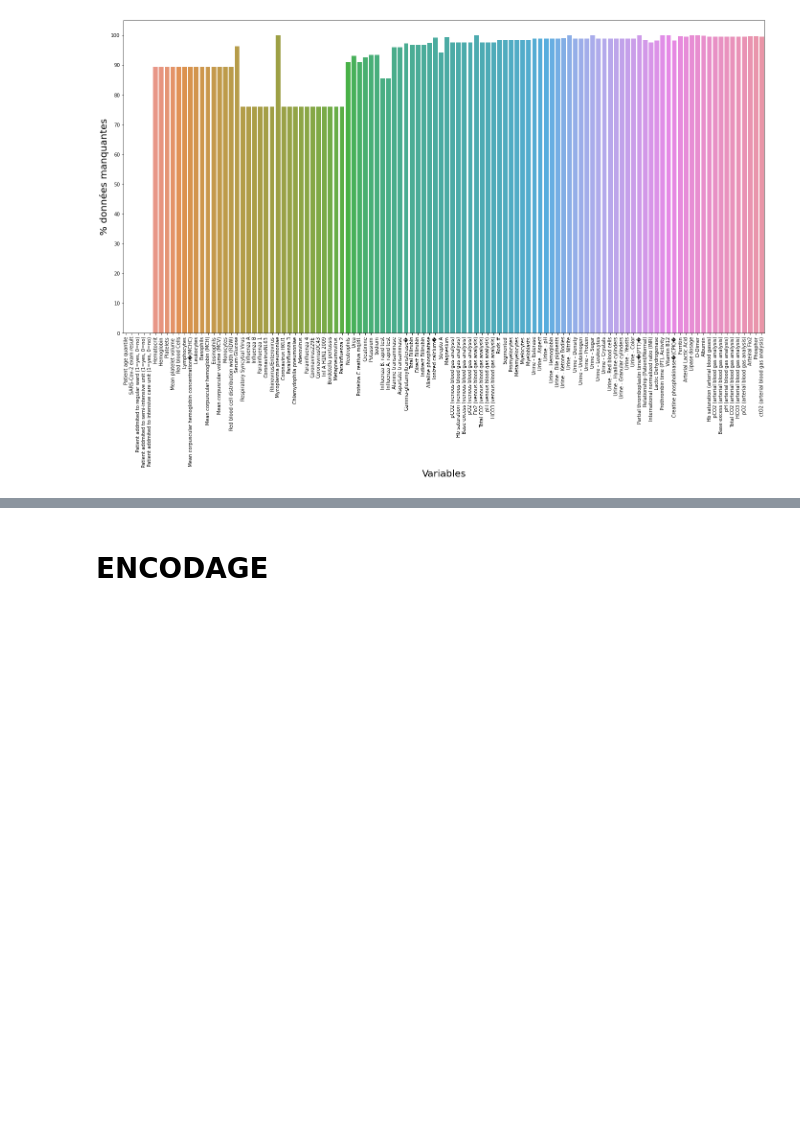
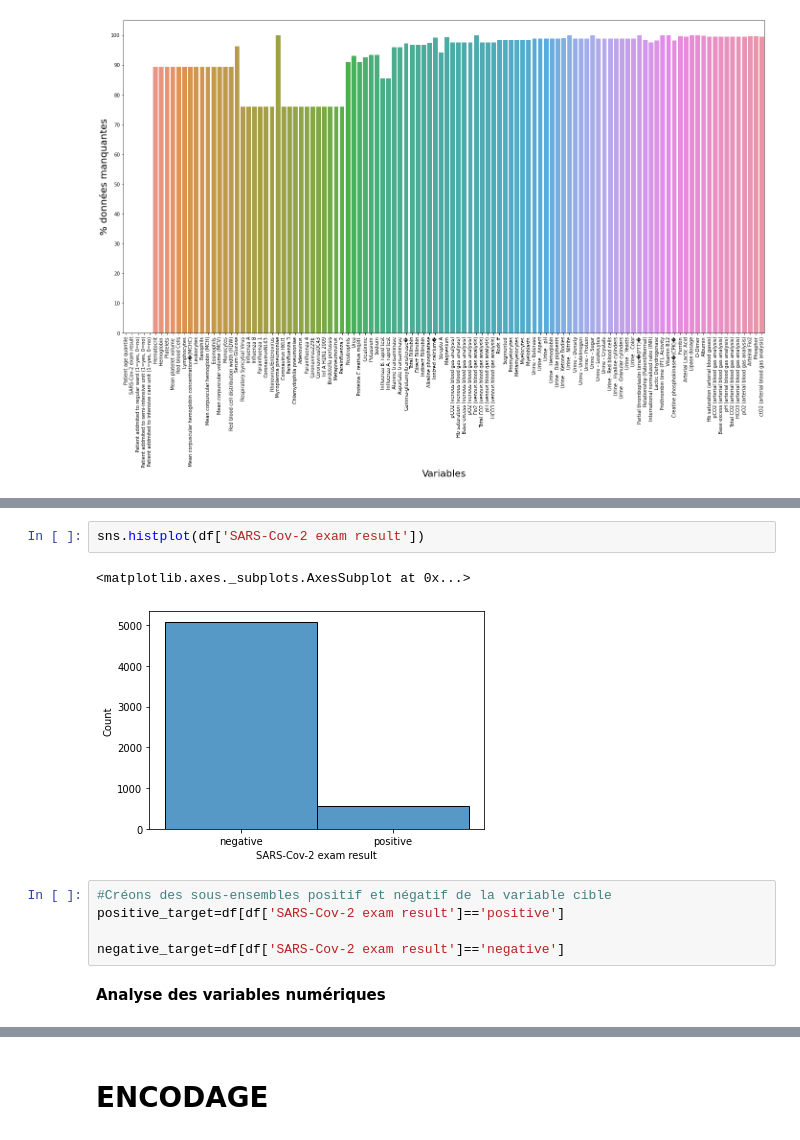
Before and after one commit to m3nkam/ml-covid19, a Jupyter notebook: pfe_2021.ipynb, the cells around one changed output, grey strips where cells are left out. Saved outputs shown, nothing was run; the diff lists cells and outputs as text; blank space fills up the shorter version.

```diff
--- a/pfe_2021.ipynb
+++ b/pfe_2021.ipynb
@@ -93,0 +83,12 @@ sns.heatmap(df.isna(),cbar=False)
+# %%
+sns.histplot(df['SARS-Cov-2 exam result'])
+# %% [output]
+<matplotlib.axes._subplots.AxesSubplot at 0x...>
+[figure, added]
+# %%
+#Créons des sous-ensembles positif et négatif de la variable cible
+positive_target=df[df['SARS-Cov-2 exam result']=='positive']
+
+negative_target=df[df['SARS-Cov-2 exam result']=='negative']
+# %% [markdown]
+**Analyse des variables numériques**
```
Also changed, not shown: parts of 25 cells of this notebook.
